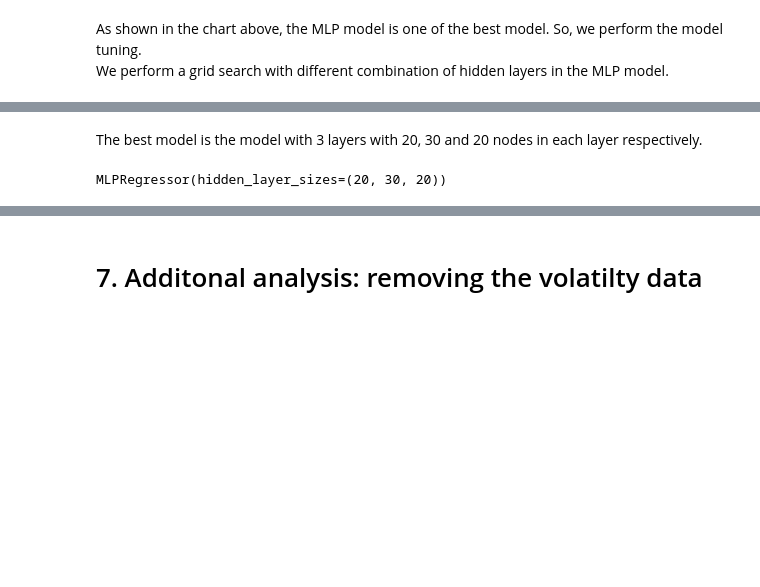
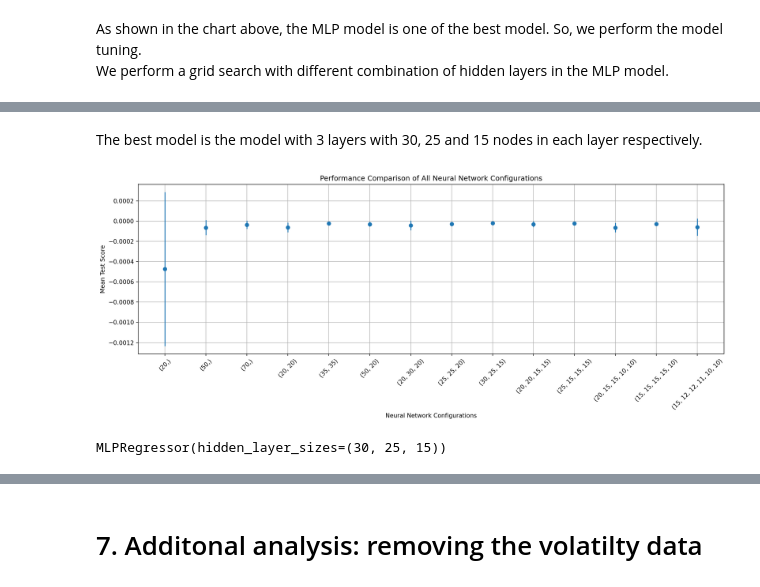
Before and after one commit to FourLevel/Machine-Learning-and-Financial-Applications, a Jupyter notebook: Homework 2_Tune an MLP Model for Derivatives Pricing/Homework 2_Tune an MLP Model for Derivatives Pricing_王士誠.ipynb, the cells around one changed output, grey strips where cells are left out. Saved outputs shown, nothing was run; the diff lists cells and outputs as text; code cells hidden in the pictures; blank space fills up the shorter version.

```diff
--- a/Homework 2_Tune an MLP Model for Derivatives Pricing/Homework 2_Tune an MLP Model for Derivatives Pricing_王士誠.ipynb
+++ b/Homework 2_Tune an MLP Model for Derivatives Pricing/Homework 2_Tune an MLP Model for Derivatives Pricing_王士誠.ipynb
@@ -444,7 +448,30 @@ hidden_layer_sizes: tuple, length = n_layers - 2, default (100, )
     The ith element represents the number of neurons in the ith
     hidden layer.
 '''
-param_grid={'hidden_layer_sizes': [(20, ), (50, ), (20, 20), (20, 30, 20)]}
+
+# 設定不同的神經網路配置進行測試
+param_grid = {
+    'hidden_layer_sizes': [
+        # 單層配置
+        (20, ), (50, ), (70, ),
+
+        # 兩層配置
+        (20, 20), (35, 35), (50, 20),
+
+        # 三層配置
+        (20, 30, 20), (25, 25, 20), (30, 25, 15),
+
+        # 四層配置（總神經元數：70）
+        (20, 20, 15, 15), (25, 15, 15, 15),
+
+        # 五層配置（總神經元數：70）
+        (20, 15, 15, 10, 10), (15, 15, 15, 15, 10),
+
+        # 六層配置（總神經元數：70）
+        (15, 12, 12, 11, 10, 10)
+    ]
+}
+
 model = MLPRegressor()
 kfold = KFold(n_splits=num_folds, shuffle=True, random_state=seed)
 grid = GridSearchCV(estimator=model, param_grid=param_grid, scoring=scoring, cv=kfold)
@@ -464,11 +501,25 @@ Best: -0.000016 using {'hidden_layer_sizes': (20, 30, 20)}
 # %% [markdown]
-The best model is the model with 3 layers with 20, 30 and 20 nodes in each layer respectively.
+The best model is the model with 3 layers with 30, 25 and 15 nodes in each layer respectively.
+# %%
+# 繪製不同配置的效能比較
+plt.figure(figsize=(15, 6), dpi=150)
+configs = [str(param['hidden_layer_sizes']) for param in params]
+plt.errorbar(range(len(means)), means, yerr=stds, fmt='o')
+plt.xticks(range(len(means)), configs, rotation=45)
+plt.xlabel('Neural Network Configurations')
+plt.ylabel('Mean Test Score')
+plt.title('Performance Comparison of All Neural Network Configurations')
+plt.grid(True)
+plt.tight_layout()
+plt.show()
+# %% [output]
+[figure, added]
 # %%
 # prepare model
-model_tuned = MLPRegressor(hidden_layer_sizes=(20, 30, 20))
+model_tuned = MLPRegressor(hidden_layer_sizes=(30, 25, 15))
 model_tuned.fit(X_train, Y_train)
 # %% [output]
-MLPRegressor(hidden_layer_sizes=(20, 30, 20))
+MLPRegressor(hidden_layer_sizes=(30, 25, 15))
 # %%
 # estimate accuracy on validation set
 # transform the validation dataset
```
Also changed, not shown: parts of 17 cells of this notebook.
